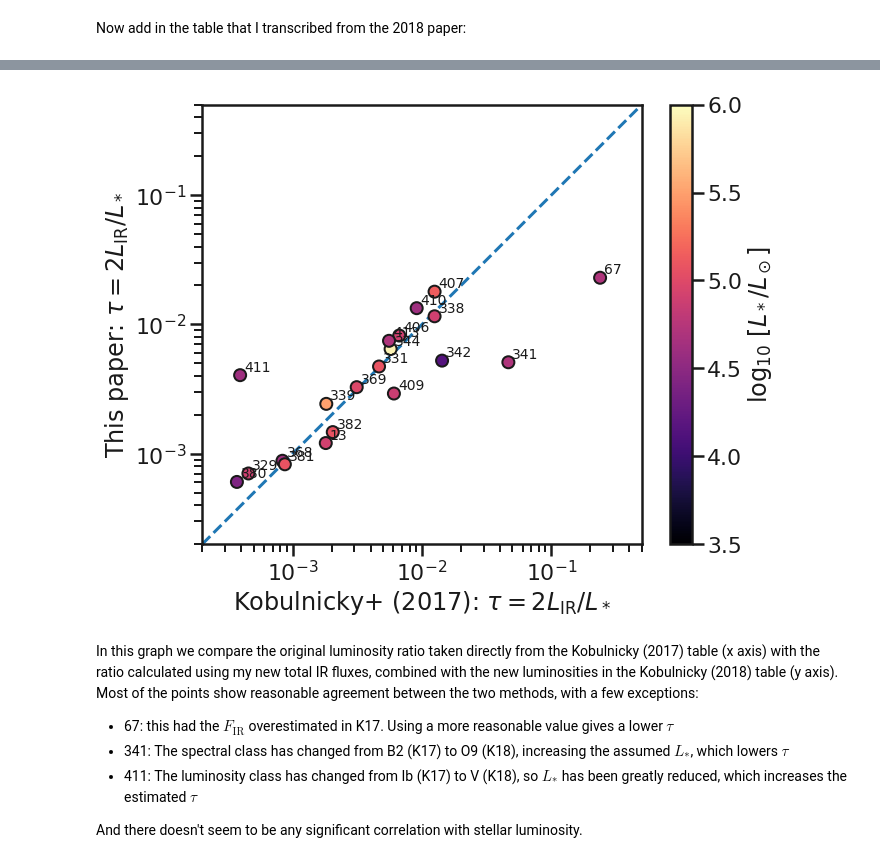
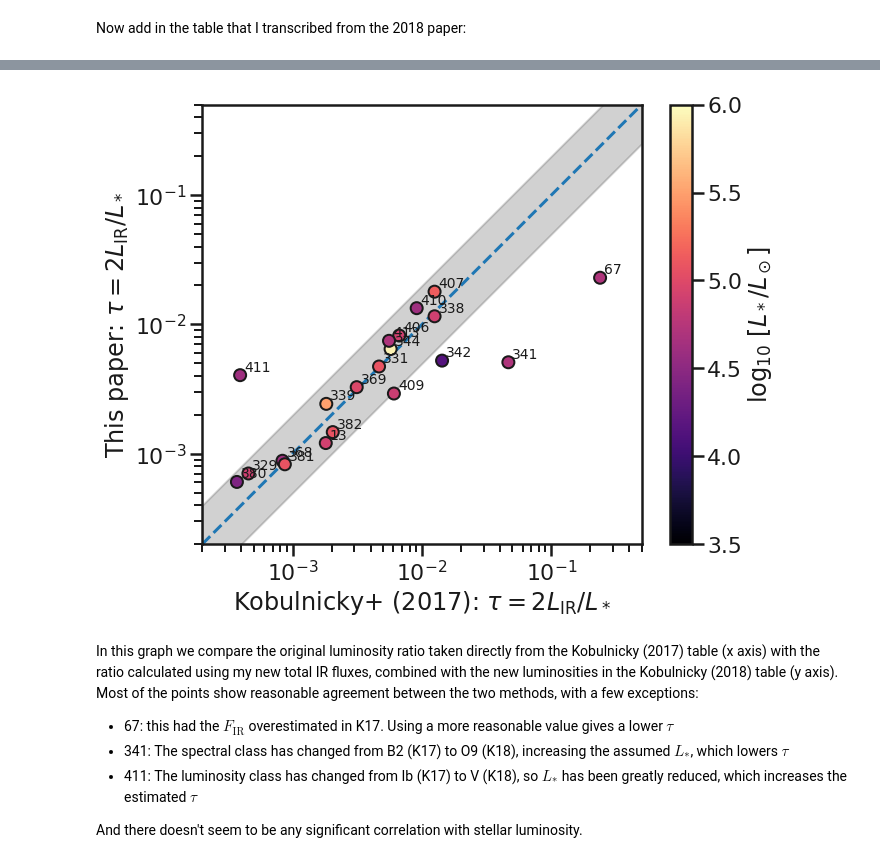
Before and after one commit to div-B-equals-0/dust-wave-case-studies, a Jupyter notebook: Kobulnicky-samples.ipynb, the cells around one changed output, grey strips where cells are left out. Drawn from its saved outputs; the diff is of its cells as text; code cells hidden in the pictures.

```diff
--- a/Kobulnicky-samples.ipynb
+++ b/Kobulnicky-samples.ipynb
@@ -392,29 +392,30 @@ tt
 # %%
 fig, ax = plt.subplots(figsize=(10, 8))
 xx, yy = 2.0/tt['L*/LIR_1'], 2*tt['LIR/L* will']
 c = ax.scatter(xx, yy,
                c=4.0 + np.log10(tt['L4']), cmap='magma', vmin=3.5, vmax=6.0,
                edgecolors='k', alpha=1.0)
 fig.colorbar(c, ax=ax).set_label(r'$\log_{10}\ \left[L_* / L_\odot \right]$')
 for id_, x, y in zip(tt['ID'], xx, yy):
     ax.annotate(
         str(id_), (x, y), fontsize='xx-small',
         xytext=(4,4), textcoords='offset points',
                )
 fmin, fmax = 2e-4, 5e-1
+ax.fill_between([fmin, fmax], [fmin/2, fmax/2], [fmin*2, fmax*2], color='k', alpha=0.2, zorder=-1)
 ax.plot([fmin, fmax], [fmin, fmax], ls='--', zorder=-1)
 ax.set(
     xscale='log', yscale='log',
     xlim=[fmin, fmax], ylim=[fmin, fmax],
     xlabel=r'Kobulnicky+ (2017): $\tau = 2 L_\mathrm{IR}/L_*$',
     ylabel=r'This paper: $\tau = 2 L_\mathrm{IR}/L_*$',
 )
 ax.set_aspect('equal')
 fig.tight_layout()
 fig.savefig('K17-tau-comparison.pdf')
 None
 # %% [output]
-[figure, old version]
+[figure, new version]
 # %% [markdown]
 In this graph we compare the original luminosity ratio taken directly from the Kobulnicky (2017) table (x axis) with the ratio calculated using my new total IR fluxes, combined with the new luminosities in the Kobulnicky (2018) table (y axis).   Most of the points show reasonable agreement between the two methods, with a few exceptions:
 
```
Also changed, not shown: parts of 2 cells of this notebook, 4 other files.
